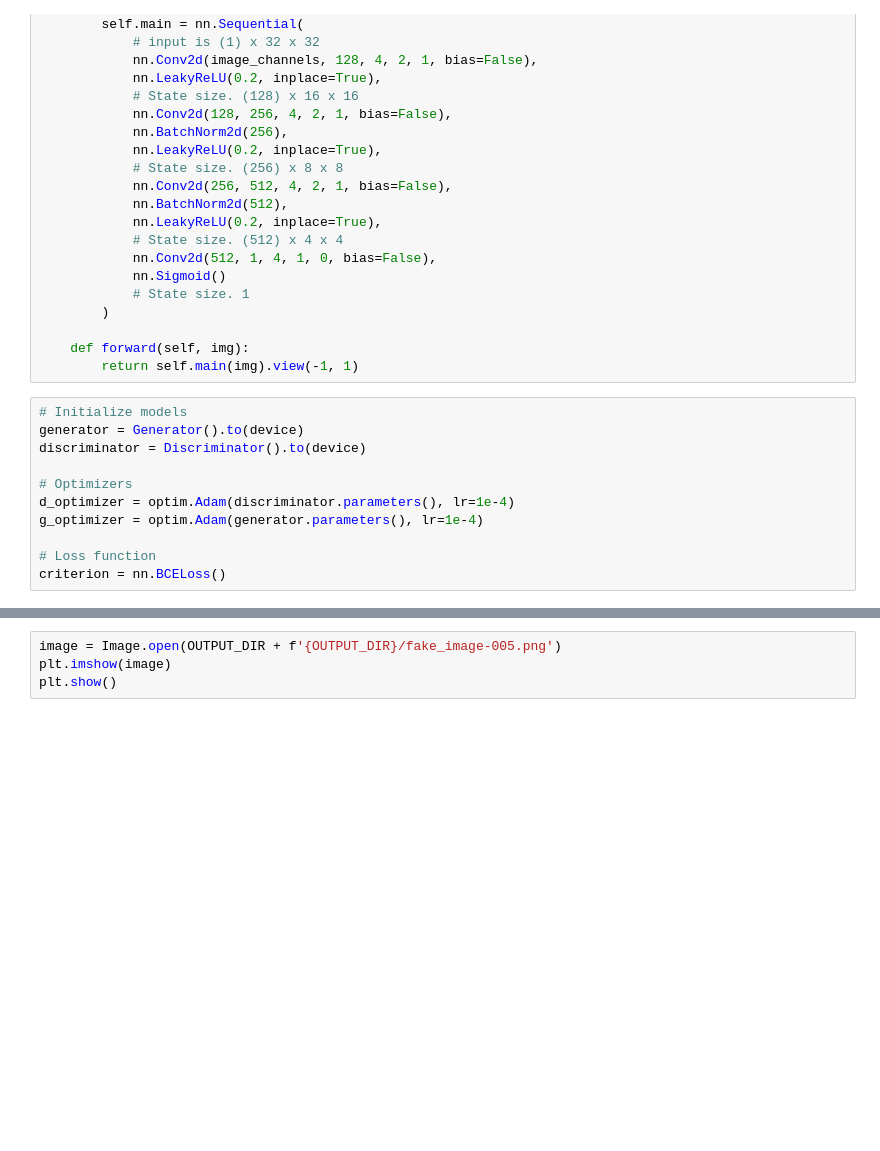
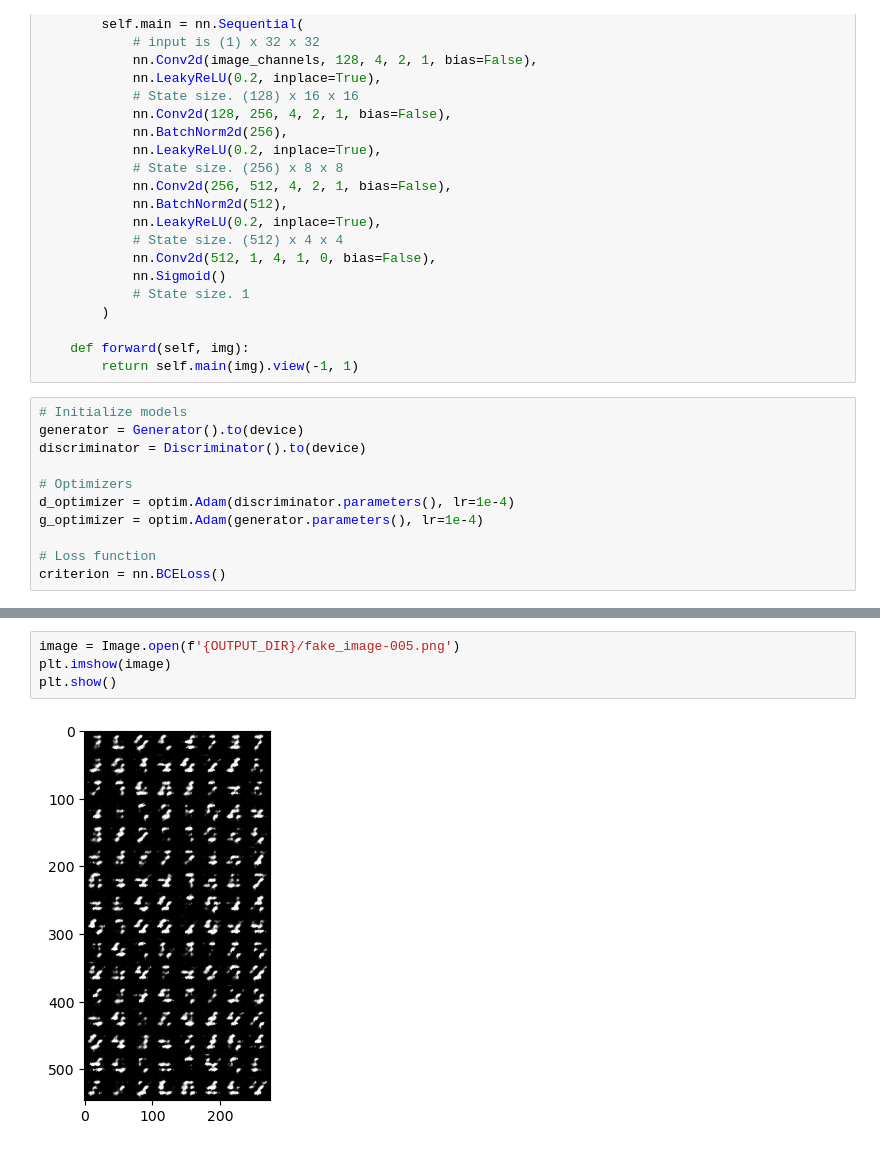
Before and after one commit to bochendong/Fantastic-ML-Method, a Jupyter notebook: GAN/DCGAN.ipynb, the cells around one changed output, grey strips where cells are left out. Cells and saved outputs as stored; diff of their text form; blank space fills up the shorter version.

```diff
--- a/GAN/DCGAN.ipynb
+++ b/GAN/DCGAN.ipynb
@@ -117,5 +135,7 @@ for epoch in range(num_epochs):
 # %%
-image = Image.open(OUTPUT_DIR + f'{OUTPUT_DIR}/fake_image-005.png')
+image = Image.open(f'{OUTPUT_DIR}/fake_image-005.png')
 plt.imshow(image)
 plt.show()
+# %% [output]
+[figure, added]
 # %%
```
Also changed, not shown: parts of 6 cells of this notebook, 2 other files.
